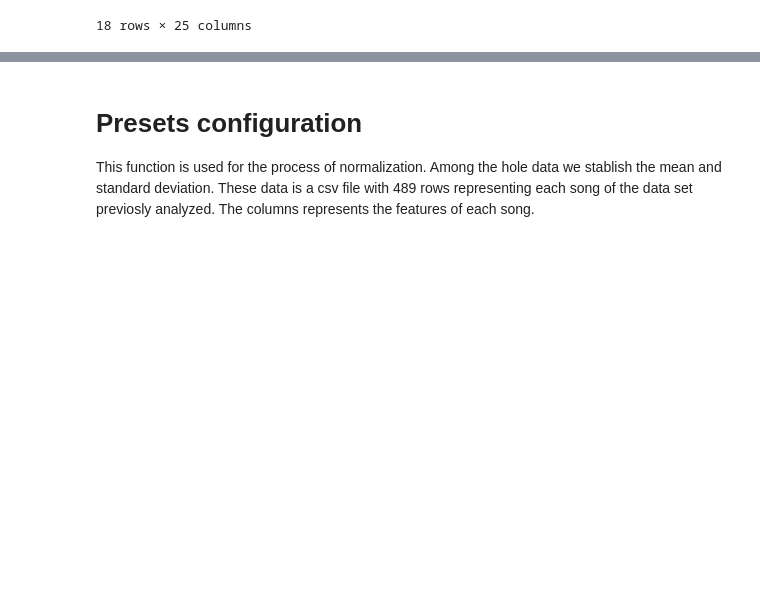
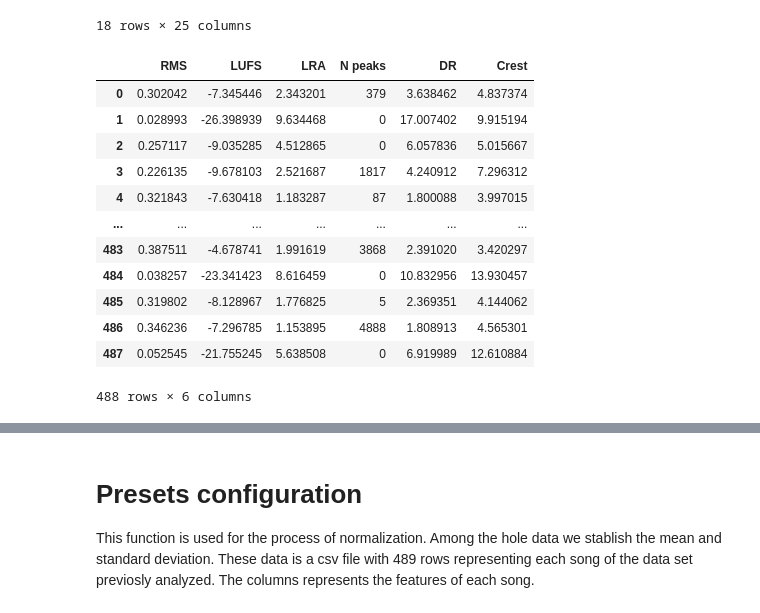
Before and after one commit to rogerpurgimon/TFG, a Jupyter notebook: Software prototype.ipynb, the cells around one changed output, grey strips where cells are left out. Drawn from its saved outputs; the diff is of its cells as text; code cells hidden in the pictures; blank space fills up the shorter version.

```diff
--- a/Software prototype.ipynb
+++ b/Software prototype.ipynb
@@ -29,6 +29,22 @@ presets
 | 16 | hip-hop | 0.295370 | 0.003001 | 0.294533 | -8.757333 | 1.382782 | -8.891645 | 2.126274 | ... |
 | 17 | reggae | 0.264913 | 0.002844 | 0.270348 | -9.398357 | 3.813803 | -9.090440 | 1.986111 | ... |
 18 rows × 25 columns
+# %%
+data
+# %% [output]
+|  | RMS | LUFS | LRA | N peaks | DR | Crest |
+| 0 | 0.302042 | -7.345446 | 2.343201 | 379 | 3.638462 | 4.837374 |
+| 1 | 0.028993 | -26.398939 | 9.634468 | 0 | 17.007402 | 9.915194 |
+| 2 | 0.257117 | -9.035285 | 4.512865 | 0 | 6.057836 | 5.015667 |
+| 3 | 0.226135 | -9.678103 | 2.521687 | 1817 | 4.240912 | 7.296312 |
+| 4 | 0.321843 | -7.630418 | 1.183287 | 87 | 1.800088 | 3.997015 |
+| ... | ... | ... | ... | ... | ... | ... |
+| 483 | 0.387511 | -4.678741 | 1.991619 | 3868 | 2.391020 | 3.420297 |
+| 484 | 0.038257 | -23.341423 | 8.616459 | 0 | 10.832956 | 13.930457 |
+| 485 | 0.319802 | -8.128967 | 1.776825 | 5 | 2.369351 | 4.144062 |
+| 486 | 0.346236 | -7.296785 | 1.153895 | 4888 | 1.808913 | 4.565301 |
+| 487 | 0.052545 | -21.755245 | 5.638508 | 0 | 6.919989 | 12.610884 |
+488 rows × 6 columns
 # %%
 import yaml
 import os
```
Also changed, not shown: parts of 25 cells of this notebook, 1 other file.
